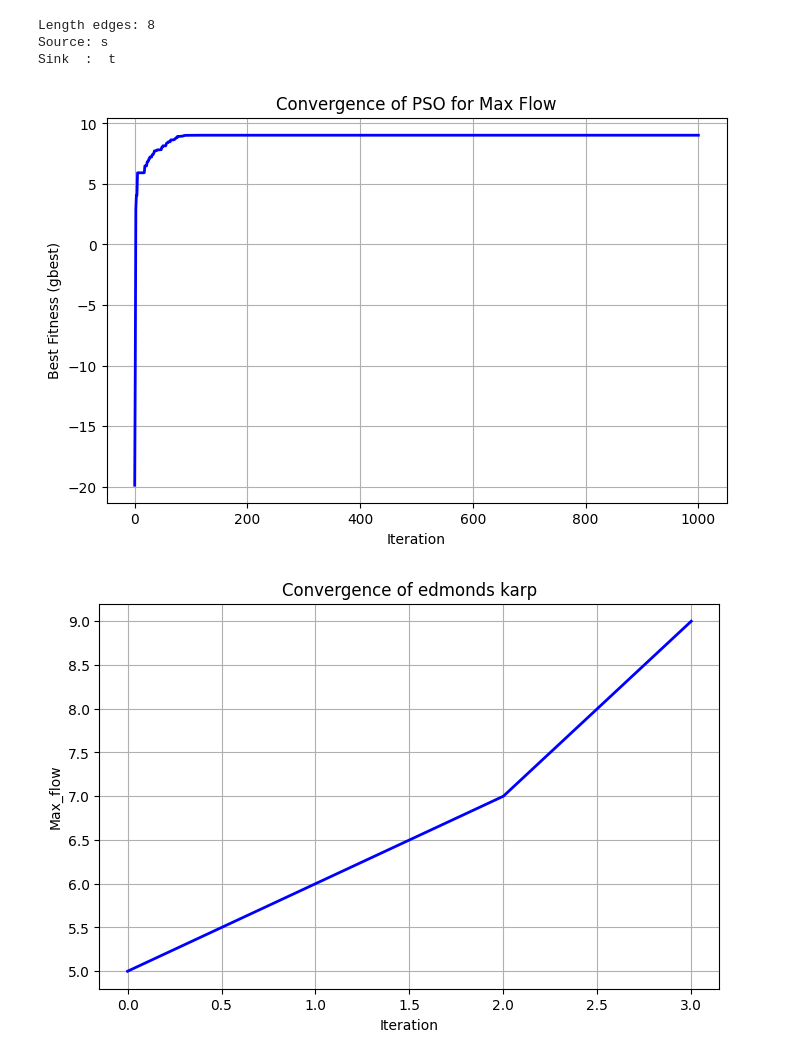
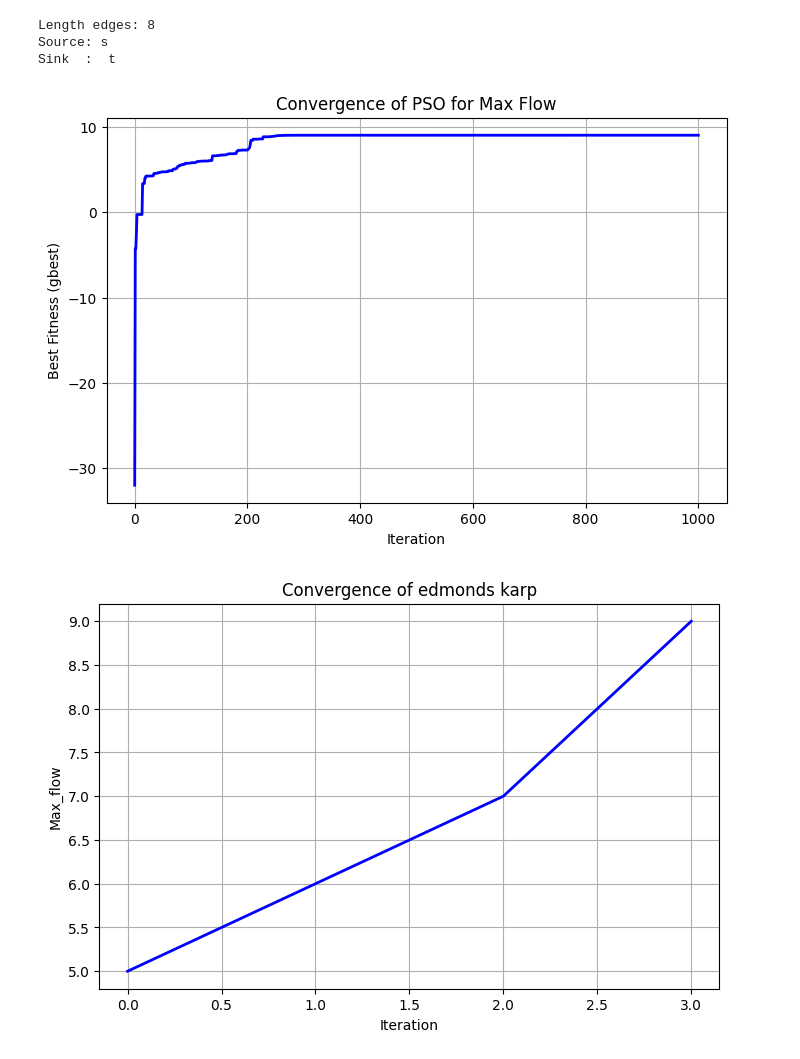
Before and after one commit to GiaHuy910/networkoptimization_GAvsPSO, a Jupyter notebook: standard.ipynb, the cells around one changed output. Cells and saved outputs as stored; diff of their text form; code cells hidden in the pictures.

```diff
--- a/standard.ipynb
+++ b/standard.ipynb
@@ -1,35 +1,35 @@
 # %%
 import pandas as pd
 import random
 import matplotlib.pyplot as plt
 from standard_PSO_algo import run_pso_max_flow
 #Đọc file (sau này xoá)
 file=r'Graphs_edges.csv'
 edges_df=pd.read_csv(file)
 
 best_vec, best_val, history = run_pso_max_flow(
     dataframe_of_graph=edges_df,
     source='s',
     sink='t',
-    num_particles=50,
+    num_particles=20,
     max_loop=1000,
     w=0.7, c1=1.5, c2=2.0,
     alpha=10.0, beta=10.0,
     seed=random.random(),
     verbose=False
 )
 plt.figure(figsize=(8,5))
 plt.plot(history, color='blue', linewidth=2)
 plt.title("Convergence of PSO for Max Flow")
 plt.xlabel("Iteration")
 plt.ylabel("Best Fitness (gbest)")
 plt.grid(True)
 plt.show()
 # %% [output]
 Length edges: 8
 Source: s
 Sink  :  t
-[figure, old version]
+[figure, new version]
 # %%
 import pandas as pd
 import matplotlib.pyplot as plt
```
Also changed, not shown: 2 other files.
